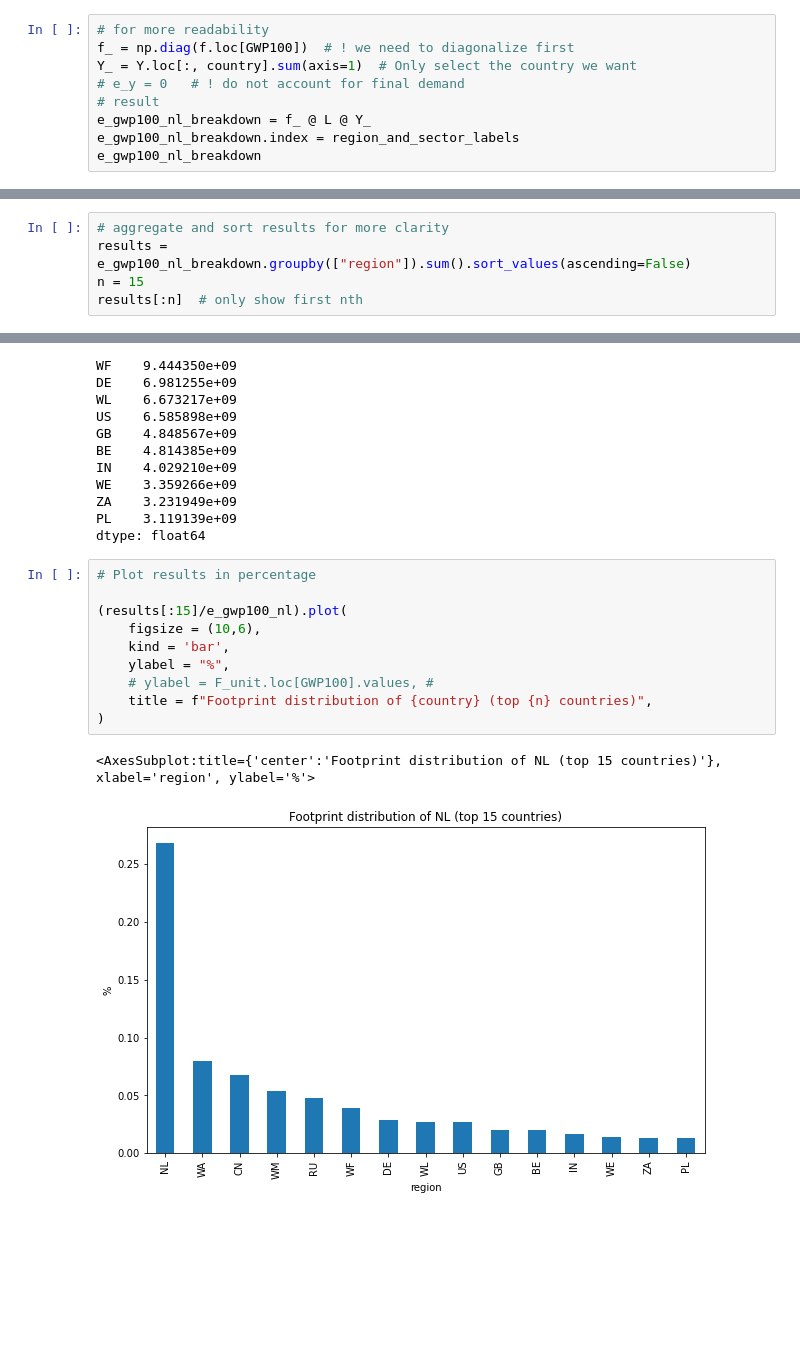
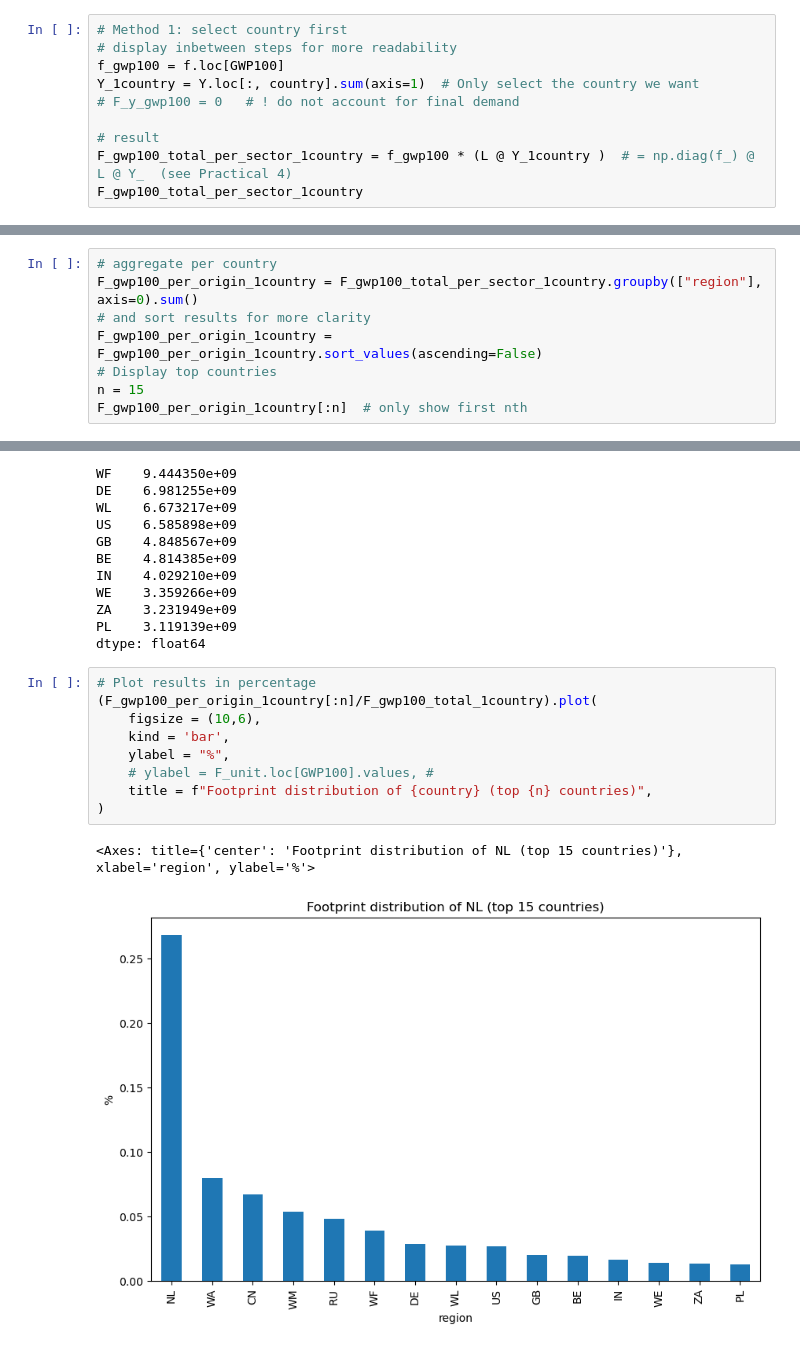
Before and after one commit to adrien-perello/EEIOA, a Jupyter notebook: scripts/05_exiobase_introduction.ipynb, the cells around one changed output, grey strips where cells are left out. Drawn from its saved outputs; the diff is of its cells as text; blank space fills up the shorter version.

Commit message:
add vectorization methods

```diff
--- a/scripts/05_exiobase_introduction.ipynb
+++ b/scripts/05_exiobase_introduction.ipynb
@@ -252,12 +260,13 @@ Name: GHG emissions (GWP100) | Problem oriented approach: baseline (CML, 2001) |
 # %%
-# for more readability
-f_ = np.diag(f.loc[GWP100])  # ! we need to diagonalize first
-Y_ = Y.loc[:, country].sum(axis=1)  # Only select the country we want
-# e_y = 0   # ! do not account for final demand
+# Method 1: select country first
+# display inbetween steps for more readability
+f_gwp100 = f.loc[GWP100]
+Y_1country = Y.loc[:, country].sum(axis=1)  # Only select the country we want
+# F_y_gwp100 = 0   # ! do not account for final demand
+
 # result
-e_gwp100_nl_breakdown = f_ @ L @ Y_
-e_gwp100_nl_breakdown.index = region_and_sector_labels
-e_gwp100_nl_breakdown
+F_gwp100_total_per_sector_1country = f_gwp100 * (L @ Y_1country )  # = np.diag(f_) @ L @ Y_  (see Practical 4)
+F_gwp100_total_per_sector_1country
 # %% [output]
 region  sector
 AT      Paddy rice                                           0.000000e+00
@@ -273,10 +282,13 @@ WM      Membership organisation services n.e.c. (91)         1.146188e+05
         Extra-territorial organizations and bodies           0.000000e+00
 Length: 9800, dtype: float64
 # %%
-# aggregate and sort results for more clarity
-results = e_gwp100_nl_breakdown.groupby(["region"]).sum().sort_values(ascending=False)
+# aggregate per country
+F_gwp100_per_origin_1country = F_gwp100_total_per_sector_1country.groupby(["region"], axis=0).sum()
+# and sort results for more clarity
+F_gwp100_per_origin_1country = F_gwp100_per_origin_1country.sort_values(ascending=False)
+# Display top countries
 n = 15
-results[:n]  # only show first nth
+F_gwp100_per_origin_1country[:n]  # only show first nth
 # %% [output]
 region
 NL    6.546349e+10
@@ -297,14 +309,13 @@ PL    3.119139e+09
 dtype: float64
 # %%
 # Plot results in percentage
-
-(results[:15]/e_gwp100_nl).plot(
+(F_gwp100_per_origin_1country[:n]/F_gwp100_total_1country).plot(
     figsize = (10,6),
     kind = 'bar',
     ylabel = "%",
     # ylabel = F_unit.loc[GWP100].values, #
     title = f"Footprint distribution of {country} (top {n} countries)",
 )
 # %% [output]
-<AxesSubplot:title={'center':'Footprint distribution of NL (top 15 countries)'}, xlabel='region', ylabel='%'>
+<Axes: title={'center': 'Footprint distribution of NL (top 15 countries)'}, xlabel='region', ylabel='%'>
-[figure, old version]
+[figure, new version]
```
Also changed, not shown: parts of 20 cells of this notebook.
